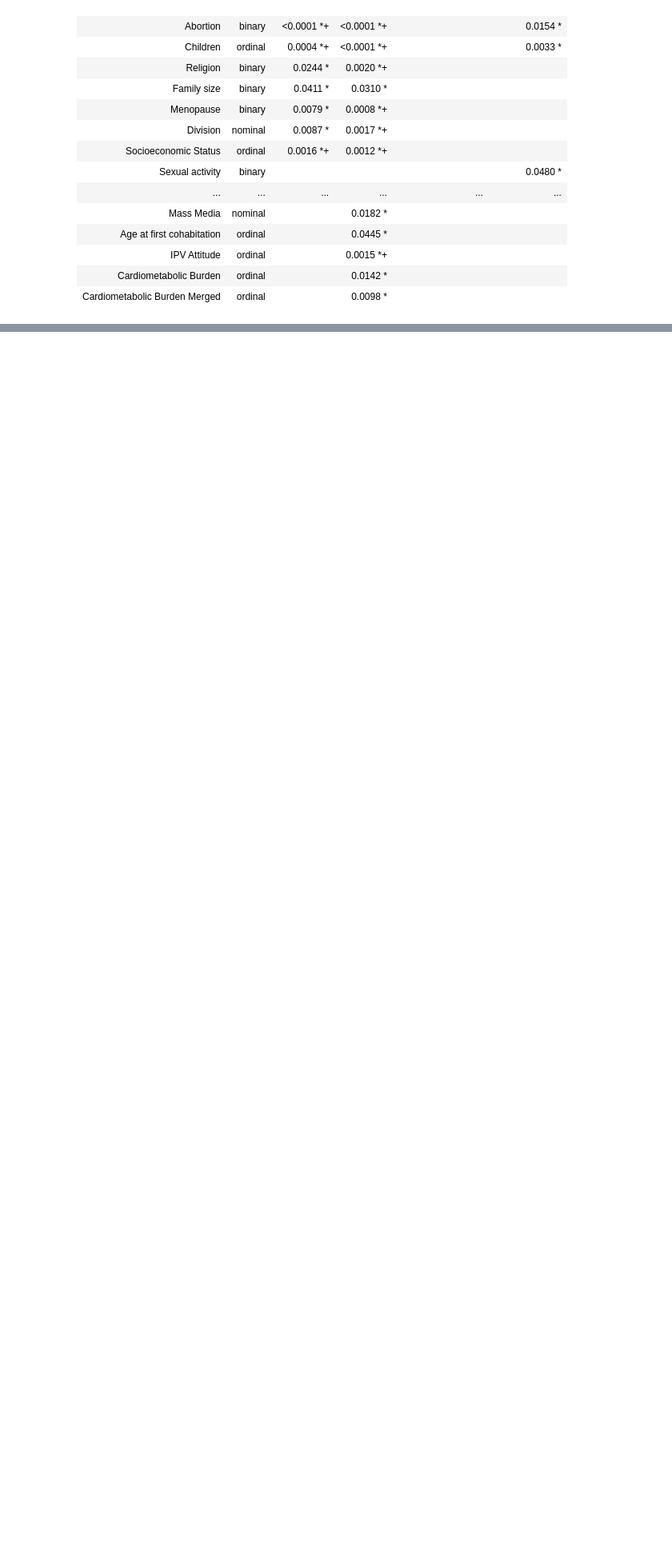
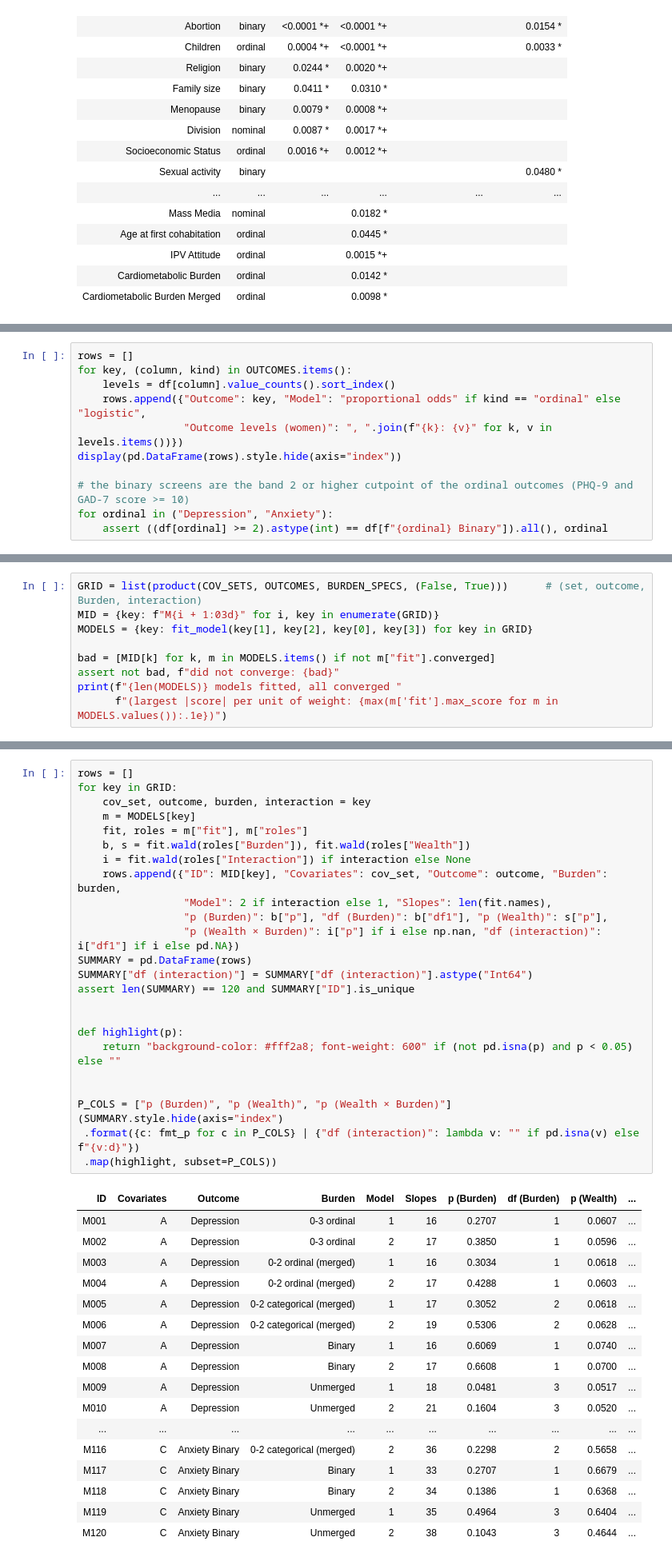
Before and after one commit to MdNadratanNaim/Cardiometabolic-Burden-as-Effect-Modifier, a Jupyter notebook: notebooks/6. Main Regression Analysis.ipynb, the cells around one changed output, grey strips where cells are left out. Shown at 80% size. Cells and saved outputs as stored; diff of their text form; blank space fills up the shorter version.

Commit message:
Added 120 models in notebook 6

```diff
--- a/notebooks/6. Main Regression Analysis.ipynb
+++ b/notebooks/6. Main Regression Analysis.ipynb
@@ -790,0 +375,11 @@ SAVE is False, nothing written
+# %%
+rows = []
+for key, (column, kind) in OUTCOMES.items():
+    levels = df[column].value_counts().sort_index()
+    rows.append({"Outcome": key, "Model": "proportional odds" if kind == "ordinal" else "logistic",
+                 "Outcome levels (women)": ", ".join(f"{k}: {v}" for k, v in levels.items())})
+display(pd.DataFrame(rows).style.hide(axis="index"))
+
+# the binary screens are the band 2 or higher cutpoint of the ordinal outcomes (PHQ-9 and GAD-7 score >= 10)
+for ordinal in ("Depression", "Anxiety"):
+    assert ((df[ordinal] >= 2).astype(int) == df[f"{ordinal} Binary"]).all(), ordinal
@@ -790,0 +396,9 @@ SAVE is False, nothing written
+# %%
+GRID = list(product(COV_SETS, OUTCOMES, BURDEN_SPECS, (False, True)))      # (set, outcome, Burden, interaction)
+MID = {key: f"M{i + 1:03d}" for i, key in enumerate(GRID)}
+MODELS = {key: fit_model(key[1], key[2], key[0], key[3]) for key in GRID}
+
+bad = [MID[k] for k, m in MODELS.items() if not m["fit"].converged]
+assert not bad, f"did not converge: {bad}"
+print(f"{len(MODELS)} models fitted, all converged "
+      f"(largest |score| per unit of weight: {max(m['fit'].max_score for m in MODELS.values()):.1e})")
@@ -790,0 +756,43 @@ SAVE is False, nothing written
+# %%
+rows = []
+for key in GRID:
+    cov_set, outcome, burden, interaction = key
+    m = MODELS[key]
+    fit, roles = m["fit"], m["roles"]
+    b, s = fit.wald(roles["Burden"]), fit.wald(roles["Wealth"])
+    i = fit.wald(roles["Interaction"]) if interaction else None
+    rows.append({"ID": MID[key], "Covariates": cov_set, "Outcome": outcome, "Burden": burden,
+                 "Model": 2 if interaction else 1, "Slopes": len(fit.names),
+                 "p (Burden)": b["p"], "df (Burden)": b["df1"], "p (Wealth)": s["p"],
+                 "p (Wealth × Burden)": i["p"] if i else np.nan, "df (interaction)": i["df1"] if i else pd.NA})
+SUMMARY = pd.DataFrame(rows)
+SUMMARY["df (interaction)"] = SUMMARY["df (interaction)"].astype("Int64")
+assert len(SUMMARY) == 120 and SUMMARY["ID"].is_unique
+
+
+def highlight(p):
+    return "background-color: #fff2a8; font-weight: 600" if (not pd.isna(p) and p < 0.05) else ""
+
+
+P_COLS = ["p (Burden)", "p (Wealth)", "p (Wealth × Burden)"]
+(SUMMARY.style.hide(axis="index")
+ .format({c: fmt_p for c in P_COLS} | {"df (interaction)": lambda v: "" if pd.isna(v) else f"{v:d}"})
+ .map(highlight, subset=P_COLS))
+# %% [output]
+| ID | Covariates | Outcome | Burden | Model | Slopes | p (Burden) | df (Burden) | p (Wealth) | ... |
+| M001 | A | Depression | 0-3 ordinal | 1 | 16 | 0.2707 | 1 | 0.0607 | ... |
+| M002 | A | Depression | 0-3 ordinal | 2 | 17 | 0.3850 | 1 | 0.0596 | ... |
+| M003 | A | Depression | 0-2 ordinal (merged) | 1 | 16 | 0.3034 | 1 | 0.0618 | ... |
+| M004 | A | Depression | 0-2 ordinal (merged) | 2 | 17 | 0.4288 | 1 | 0.0603 | ... |
+| M005 | A | Depression | 0-2 categorical (merged) | 1 | 17 | 0.3052 | 2 | 0.0618 | ... |
+| M006 | A | Depression | 0-2 categorical (merged) | 2 | 19 | 0.5306 | 2 | 0.0628 | ... |
+| M007 | A | Depression | Binary | 1 | 16 | 0.6069 | 1 | 0.0740 | ... |
+| M008 | A | Depression | Binary | 2 | 17 | 0.6608 | 1 | 0.0700 | ... |
+| M009 | A | Depression | Unmerged | 1 | 18 | 0.0481 | 3 | 0.0517 | ... |
+| M010 | A | Depression | Unmerged | 2 | 21 | 0.1604 | 3 | 0.0520 | ... |
+| ... | ... | ... | ... | ... | ... | ... | ... | ... | ... |
+| M116 | C | Anxiety Binary | 0-2 categorical (merged) | 2 | 36 | 0.2298 | 2 | 0.5658 | ... |
+| M117 | C | Anxiety Binary | Binary | 1 | 33 | 0.2707 | 1 | 0.6679 | ... |
+| M118 | C | Anxiety Binary | Binary | 2 | 34 | 0.1386 | 1 | 0.6368 | ... |
+| M119 | C | Anxiety Binary | Unmerged | 1 | 35 | 0.4964 | 3 | 0.6404 | ... |
+| M120 | C | Anxiety Binary | Unmerged | 2 | 38 | 0.1043 | 3 | 0.4644 | ... |
```
Also changed, not shown: parts of 85 cells of this notebook, 4 other files.
